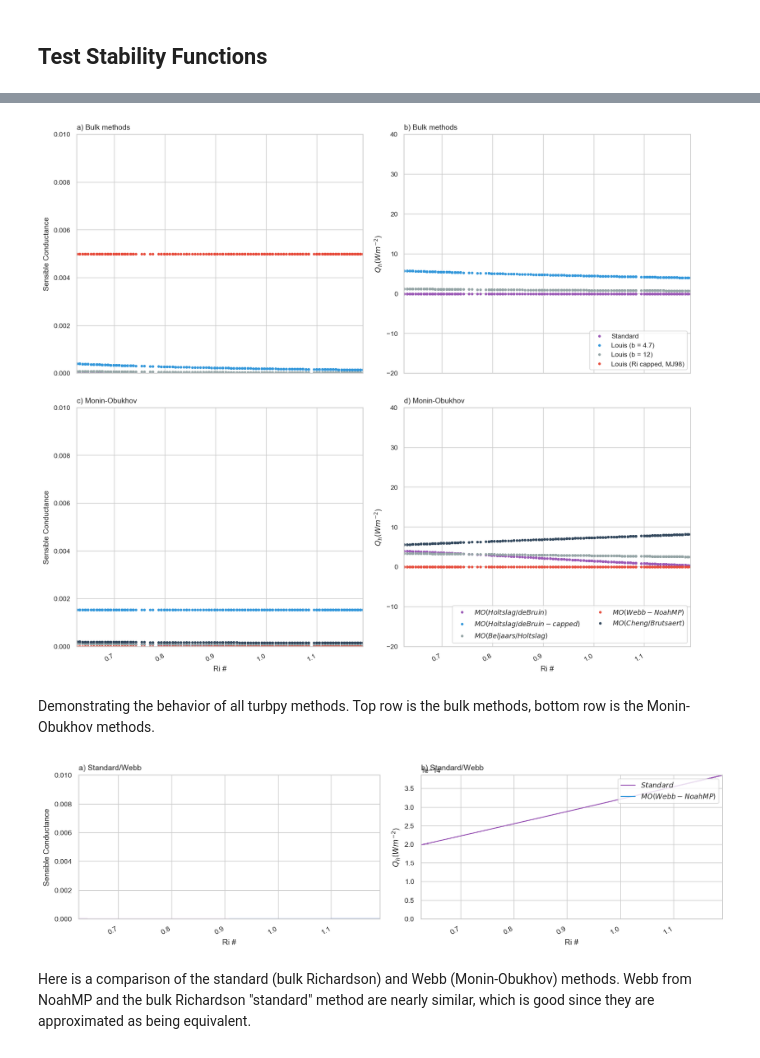
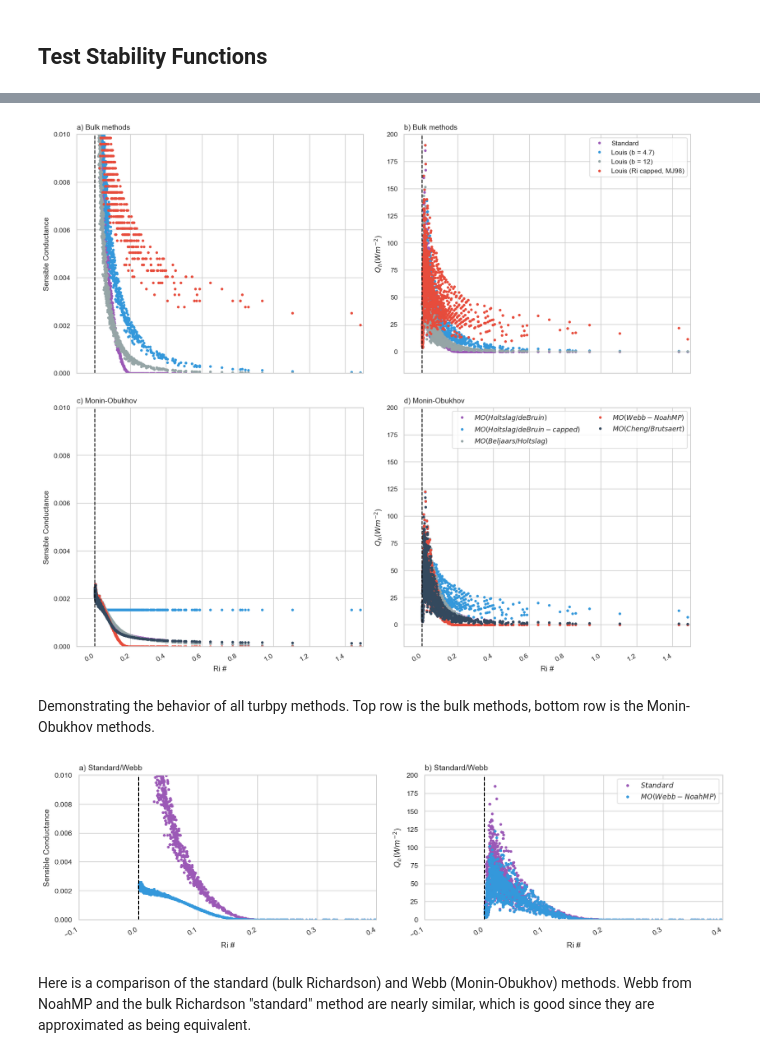
Before and after one commit to moorec52/atmos-boundary-layer, a Jupyter notebook: TF.turbpyDemonstration_sp.ipynb, the cells around one changed output, grey strips where cells are left out. Cells and saved outputs as stored; diff of their text form; code cells hidden in the pictures.

Commit message:
Update turbpy tests

```diff
--- a/TF.turbpyDemonstration_sp.ipynb
+++ b/TF.turbpyDemonstration_sp.ipynb
@@ -163,12 +163,17 @@ ls_list = ['-', '--', ':', '-']
 These can be adjusted as you want.
 # %%
 cues = pd.read_pickle('data/CUES_L1_Temp_Rad_Wind_Mar-Apr2017.pkl')
+# forward-fill nan values
+cues = cues.fillna(method='ffill')
 # %%
-n, m = 0, 1000
+n, m = cues.index.get_loc('2017-03-20 00:00:00'), cues.index.get_loc('2017-03-21 00:00:00')
 datetimes = cues.index[n:m].values
-sfcTemp = np.nanmean(cues['snow surface temperature; Apogee SI-111 thermal radiometer; (Celsius)'][n:m].values + 273.15)
+#sfcTemp = np.nanmean(cues['snow surface temperature; Apogee SI-111 thermal radiometer; (Celsius)'][n:m].values + 273.15)
+#airTemp = cues['Platform temperature; platform temperature/relative humidity; (degrees Celsius)'][n:m].values + 273.15
+#windspd = np.nanmean(cues['sonic wind speed; Sonic anemometer; (meters/second)'][n:m].values)
+sfcTemp = cues['snow surface temperature; Apogee SI-111 thermal radiometer; (Celsius)'][n:m].values + 273.15
 airTemp = cues['Platform temperature; platform temperature/relative humidity; (degrees Celsius)'][n:m].values + 273.15
-windspd = np.nanmean(cues['sonic wind speed; Sonic anemometer; (meters/second)'][n:m].values)
+windspd = cues['sonic wind speed; Sonic anemometer; (meters/second)'][n:m].values
 mHeight = 6
 z0Ground = .005
 snowDepth = 0.
@@ -463,10 +556,10 @@ fig, axes = plt.subplots(2, 2, figsize=(12, 12))
 axes = axes.flatten()
 
 # Plotting parameters
-Qmax = 40
+Qmax = 200
 Qmin = -20
-RiMax = np.max(RiBulk)
-RiMin = np.min(RiBulk)
+RiMax = 1.5#np.max(RiBulk)
+RiMin = -0.1#np.min(RiBulk)
 
 # Bulk methods
 for stab in stab_titles:
@@ -498,7 +591,7 @@ ax.set_xlim(RiMin, RiMax)
 ax.set_xlabel('Ri #')
 ax.set_ylabel('$Q_h (Wm^{-2}$)')
 ax.set_title('b) Bulk methods', loc='left')
-lgd = ax.legend(loc='lower right', frameon=True)
+lgd = ax.legend(loc='upper right', frameon=True)
 
 # Monin Obukhov methods
 for stab in stab_titles:
@@ -510,35 +603,35 @@ for stab in stab_titles:
     ax.plot(RiBulk, conductance_sensible[stab], '.')#, color=colr[title])
 
     # d) MO Sensible Heat Flux
     ax = axes[3]
     ax.plot(RiBulk, sensible_heat[stab], '.', label='$' + stab + '$')#, color=colr[title]
 
 # Format the plots
 ax = axes[2]
 ax.plot([0, 0], [0., 0.1], 'k--')
 ax.set_ylim(0,0.01)
 ax.set_xlim(RiMin, RiMax)
 ax.set_ylabel('Sensible Conductance')
 ax.set_xlabel('Ri #')
 ax.set_title('c) Monin-Obukhov', loc='left')
 
 ax = axes[3]
 ax.plot([0, 0], [Qmin, Qmax], 'k--')
 ax.set_ylim(Qmin, Qmax)
 ax.set_xlim(RiMin, RiMax)
 ax.set_xlabel('Ri #')
 ax.set_ylabel('$Q_h (Wm^{-2}$)')
 ax.set_title('d) Monin-Obukhov', loc='left')
-lgd = ax.legend(loc='lower right', frameon=True, ncol=2)
+lgd = ax.legend(loc='uuper right', frameon=True, ncol=2)
 
 fig.tight_layout()
 fig.autofmt_xdate()
 
 # Save the figure
 #os.chdir(workbookDir)
 #fig.savefig('turbpy.idealized.jpg', bbox_extra_artists=(lgd,), bbox_inches='tight', dpi=300)
 # %% [output]
-[figure, old version]
+[figure, new version]
 # %% [markdown]
 Demonstrating the behavior of all turbpy methods. Top row is the bulk methods, bottom row is the Monin-Obukhov methods.
 # %%
@@ -547,10 +640,10 @@ fig, axes = plt.subplots(1, 2, figsize=(12, 3.5))
 axes = axes.flatten()
 
 # Plotting parameters
-Qmax = np.max(sensible_heat['Standard'])
+Qmax = 200 #np.max(sensible_heat['Standard'])
 Qmin = 0
-RiMax = np.max(RiBulk)
-RiMin = np.min(RiBulk)
+RiMax = 0.4#np.max(RiBulk)
+RiMin = -0.1#np.min(RiBulk)
 
 # Monin Obukhov methods
 for stab in stab_titles:
@@ -562,11 +655,11 @@ for stab in stab_titles:
 
     # b) Conductance
     ax = axes[0]
-    ax.plot(RiBulk, conductance_sensible[stab])#, color=colr[title])
+    ax.plot(RiBulk, conductance_sensible[stab], '.')#, color=colr[title])
 
     # c) Sensible Heat Flux
     ax = axes[1]
-    ax.plot(RiBulk, sensible_heat[stab], label='$' + stab + '$')#, color=colr[title]
+    ax.plot(RiBulk, sensible_heat[stab], '.', label='$' + stab + '$')#, color=colr[title]
 
 ax = axes[0]
 ax.plot([0, 0], [0., 0.1], 'k--')
@@ -588,9 +681,9 @@ lgd = ax.legend(loc='upper right', frameon=True)
 
 fig.tight_layout()
 fig.autofmt_xdate()
-os.chdir(workbookDir)
-fig.savefig('turbpy.idealized_loglinear2.jpg', bbox_extra_artists=(lgd,), bbox_inches='tight', dpi=300)
+#os.chdir(workbookDir)
+#fig.savefig('turbpy.idealized_loglinear2.jpg', bbox_extra_artists=(lgd,), bbox_inches='tight', dpi=300)
 # %% [output]
-[figure, old version]
+[figure, new version]
 # %% [markdown]
 Here is a comparison of the standard (bulk Richardson) and Webb (Monin-Obukhov) methods. Webb from NoahMP and the bulk Richardson "standard" method are nearly similar, which is good since they are approximated as being equivalent.
```
Also changed, not shown: parts of 8 cells of this notebook, 1 other file.
